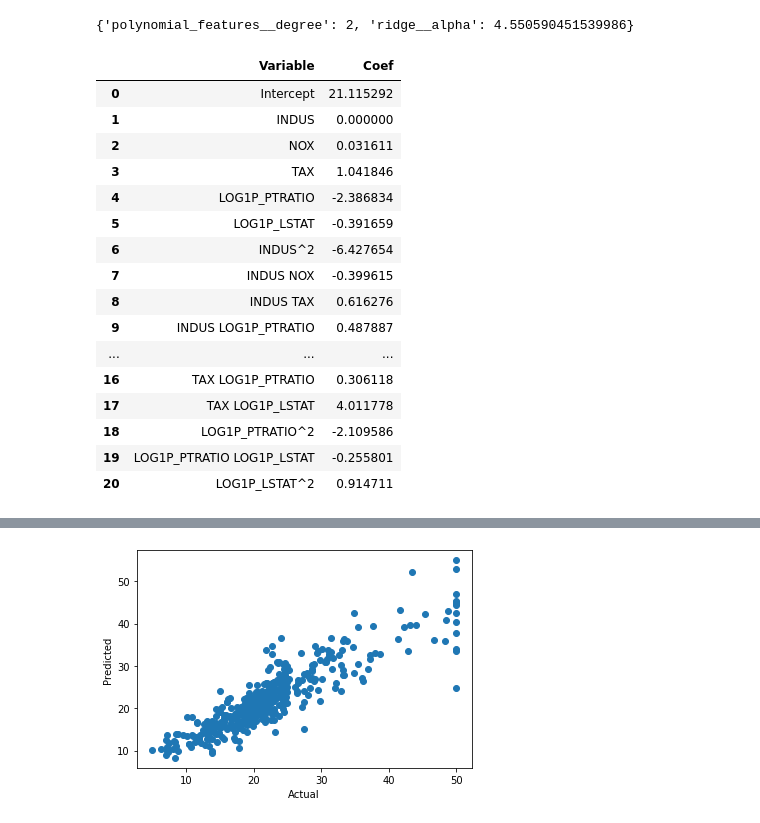
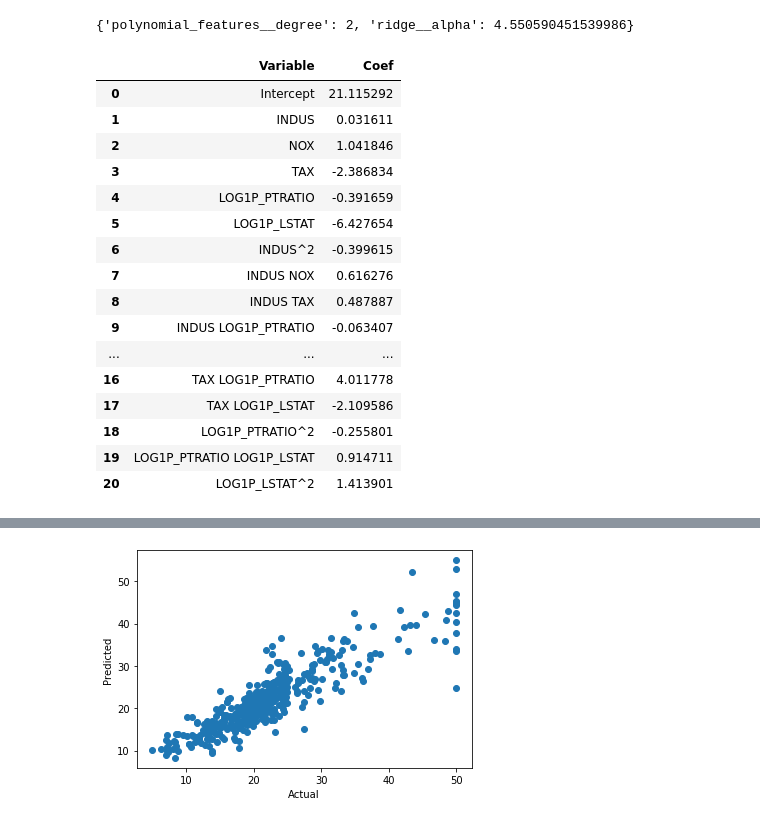
Before and after one commit to prudolph1/regression_base_code, a Jupyter notebook: regression_methods.ipynb, the cells around one changed output, grey strips where cells are left out. Cells and saved outputs as stored; diff of their text form; code cells hidden in the pictures.

```diff
--- a/regression_methods.ipynb
+++ b/regression_methods.ipynb
@@ -268,7 +282,15 @@ Use HuberRegressor for robust regression
 # fit model
 model = LinearRegression()
 # model = HuberRegressor()
-model.fit(X_train, y_train)
+model = PoissonRegressor()
+
+degree = 1
+
+poly = PolynomialFeatures(degree, include_bias = False)
+poly_fit = poly.fit(X_train)
+X_train_poly = poly.fit_transform(X_train)
+X_test_poly = poly.fit_transform(X_test)
+model.fit(X_train_poly, y_train)
 # %% [output]
 LinearRegression(copy_X=True, fit_intercept=True, n_jobs=None, normalize=False)
 # %%
@@ -306,3 +329,3 @@ model_plots(y_train,y_predict_train)
 # %%
-model_learning_curve(model,X_train,y_train)
+model_learning_curve(model,X_train_poly,y_train)
 # %% [output]
@@ -318,19 +362,21 @@ array([1, 2, 3])
 # define parameters and ranges for gridsearch
 kf = 5
 alpha_range = np.geomspace(1e-5, 20, 50)
-poly_degree = 2
+poly_degree = 3
 scorer = make_scorer(r2_score)
 
-poly_range = np.arange(1,degree+1)
+poly_range = np.arange(1,poly_degree+1)
 
 model = Pipeline([('scaler', StandardScaler()),
-        ('polynomial_features', PolynomialFeatures()),
-        ('ridge', Ridge())])
+                  ('polynomial_features', PolynomialFeatures(include_bias = False)),
+                  ('ridge', Ridge())
+                #   ('lasso', Lasso())
+                 ])
 
-params = {
-    'polynomial_features__degree': poly_range,
-    'ridge__alpha': alpha_range
-}
+params = {'polynomial_features__degree': poly_range,
+        #   'lasso__alpha': alpha_range
+          'ridge__alpha': alpha_range
+         }
 
 grid = GridSearchCV(model, params, cv=kf, scoring = scorer)
 # %%
@@ -362,35 +408,37 @@ grid.best_params_
 # %% [output]
 {'polynomial_features__degree': 2, 'ridge__alpha': 4.550590451539986}
 # %%
-# get list of columns (including poly)
+# get list of columns
 degree = grid.best_params_.get('polynomial_features__degree')
-poly = PolynomialFeatures(degree)
+poly = PolynomialFeatures(degree, include_bias = False)
 poly_fit = poly.fit(X_train)
 columns = poly_fit.get_feature_names(X_train.columns)
-columns[0] = 'Intercept'
+columns.insert(0,'Intercept')
 # %%
 # list coefficients in readable format
-pd.DataFrame(list(zip(columns,
-             np.append(grid.best_estimator_.named_steps['ridge'].intercept_,grid.best_estimator_.named_steps['ridge'].coef_))),
+best = grid.best_estimator_.named_steps['ridge']
+# best = grid.best_estimator_.named_steps['lasso']
+coef = np.append(best.intercept_,best.coef_)
+pd.DataFrame(list(zip(columns,coef)),
              columns=['Variable', 'Coef']).sort_values(by='Coef').sort_index()
 # %% [output]
 |  | Variable | Coef |
 | 0 | Intercept | 21.115292 |
-| 1 | INDUS | 0.000000 |
-| 2 | NOX | 0.031611 |
-| 3 | TAX | 1.041846 |
-| 4 | LOG1P_PTRATIO | -2.386834 |
-| 5 | LOG1P_LSTAT | -0.391659 |
-| 6 | INDUS^2 | -6.427654 |
-| 7 | INDUS NOX | -0.399615 |
-| 8 | INDUS TAX | 0.616276 |
-| 9 | INDUS LOG1P_PTRATIO | 0.487887 |
+| 1 | INDUS | 0.031611 |
+| 2 | NOX | 1.041846 |
+| 3 | TAX | -2.386834 |
+| 4 | LOG1P_PTRATIO | -0.391659 |
+| 5 | LOG1P_LSTAT | -6.427654 |
+| 6 | INDUS^2 | -0.399615 |
+| 7 | INDUS NOX | 0.616276 |
+| 8 | INDUS TAX | 0.487887 |
+| 9 | INDUS LOG1P_PTRATIO | -0.063407 |
 | ... | ... | ... |
-| 16 | TAX LOG1P_PTRATIO | 0.306118 |
-| 17 | TAX LOG1P_LSTAT | 4.011778 |
-| 18 | LOG1P_PTRATIO^2 | -2.109586 |
-| 19 | LOG1P_PTRATIO LOG1P_LSTAT | -0.255801 |
-| 20 | LOG1P_LSTAT^2 | 0.914711 |
+| 16 | TAX LOG1P_PTRATIO | 4.011778 |
+| 17 | TAX LOG1P_LSTAT | -2.109586 |
+| 18 | LOG1P_PTRATIO^2 | -0.255801 |
+| 19 | LOG1P_PTRATIO LOG1P_LSTAT | 0.914711 |
+| 20 | LOG1P_LSTAT^2 | 1.413901 |
 # %%
 y_predict_train = grid.predict(X_train)
 y_predict_test = grid.predict(X_test)
```
Also changed, not shown: parts of 31 cells of this notebook.
